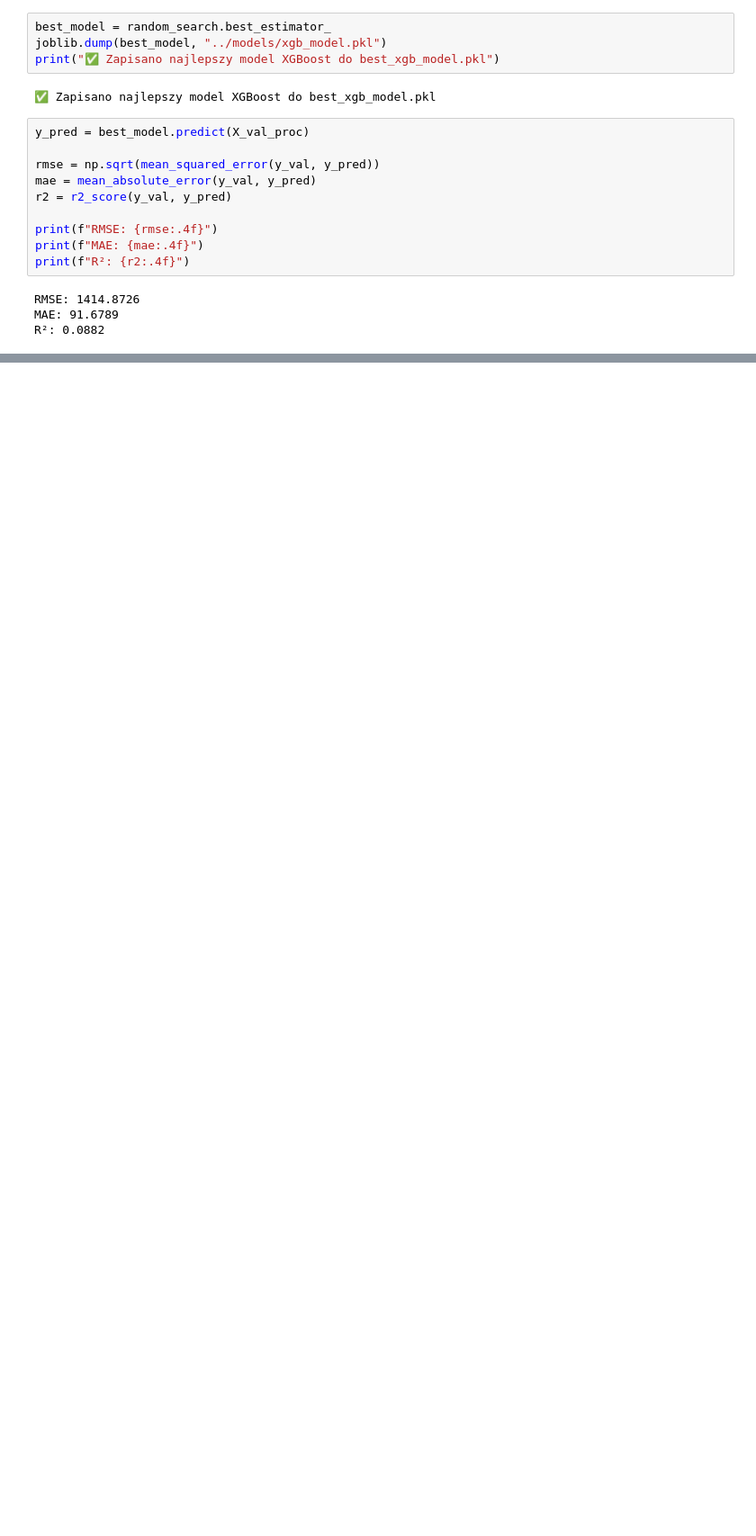
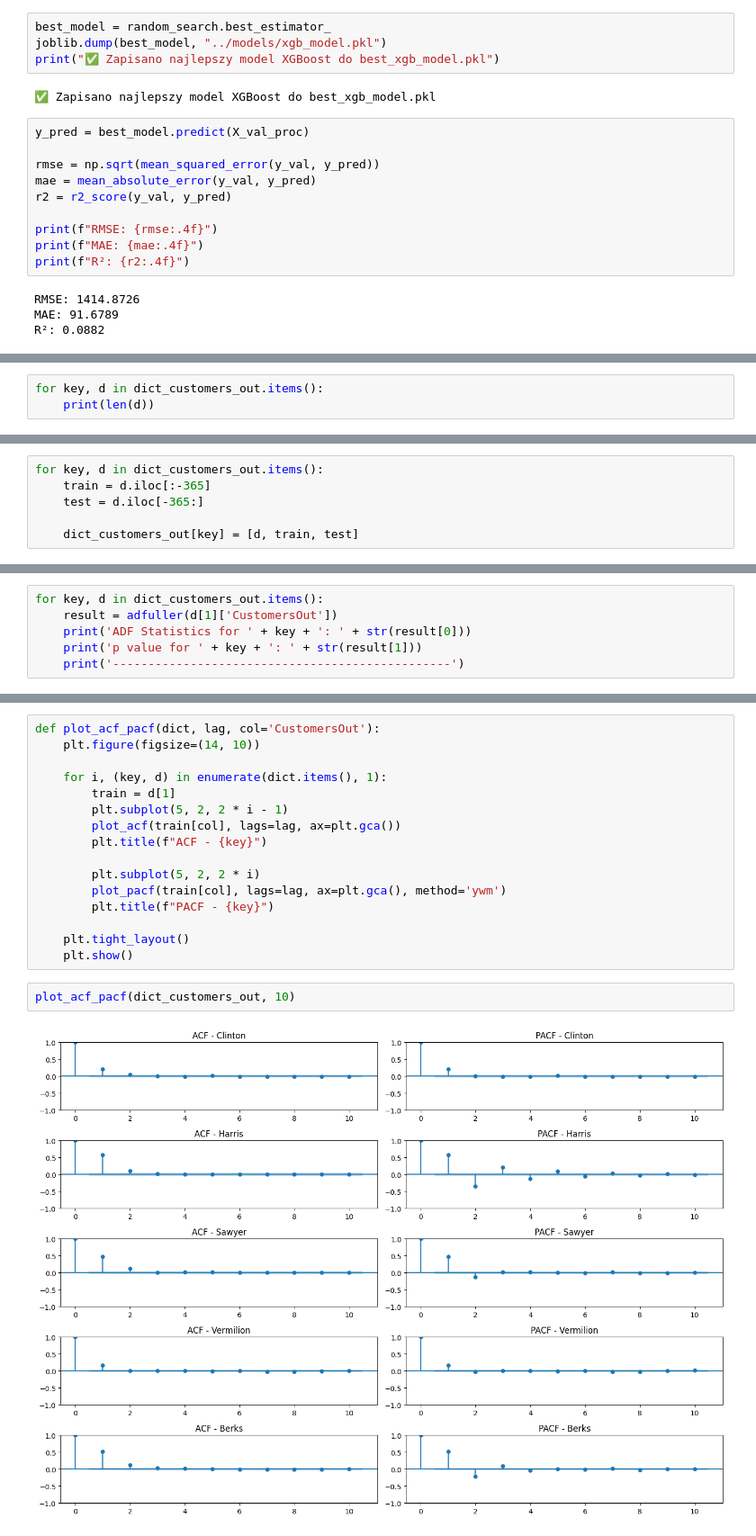
Before and after one commit to kwiatkowskaa/PowerOutage_Prediction, a Jupyter notebook: notebooks/03_model_development.ipynb, the cells around one changed output, grey strips where cells are left out. Shown at 90% size. Saved outputs shown, nothing was run; the diff lists cells and outputs as text; blank space fills up the shorter version.

```diff
--- a/notebooks/03_model_development.ipynb
+++ b/notebooks/03_model_development.ipynb
@@ -190,0 +256,3 @@ R²: 0.0882
+# %%
+for key, d in dict_customers_out.items():
+    print(len(d))
@@ -190,0 +267,6 @@ R²: 0.0882
+# %%
+for key, d in dict_customers_out.items():
+    train = d.iloc[:-365]
+    test = d.iloc[-365:]
+
+    dict_customers_out[key] = [d, train, test]
@@ -190,0 +275,6 @@ R²: 0.0882
+# %%
+for key, d in dict_customers_out.items():
+    result = adfuller(d[1]['CustomersOut'])
+    print('ADF Statistics for ' + key + ': ' + str(result[0]))
+    print('p value for ' + key + ': ' + str(result[1]))
+    print('------------------------------------------------')
@@ -190,0 +313,20 @@ R²: 0.0882
+# %%
+def plot_acf_pacf(dict, lag, col='CustomersOut'):
+    plt.figure(figsize=(14, 10))
+
+    for i, (key, d) in enumerate(dict.items(), 1):
+        train = d[1]
+        plt.subplot(5, 2, 2 * i - 1)
+        plot_acf(train[col], lags=lag, ax=plt.gca())
+        plt.title(f"ACF - {key}")
+
+        plt.subplot(5, 2, 2 * i)
+        plot_pacf(train[col], lags=lag, ax=plt.gca(), method='ywm')
+        plt.title(f"PACF - {key}")
+
+    plt.tight_layout()
+    plt.show()
+# %%
+plot_acf_pacf(dict_customers_out, 10)
+# %% [output]
+[figure, added]
```
Also changed, not shown: parts of 40 cells of this notebook.
